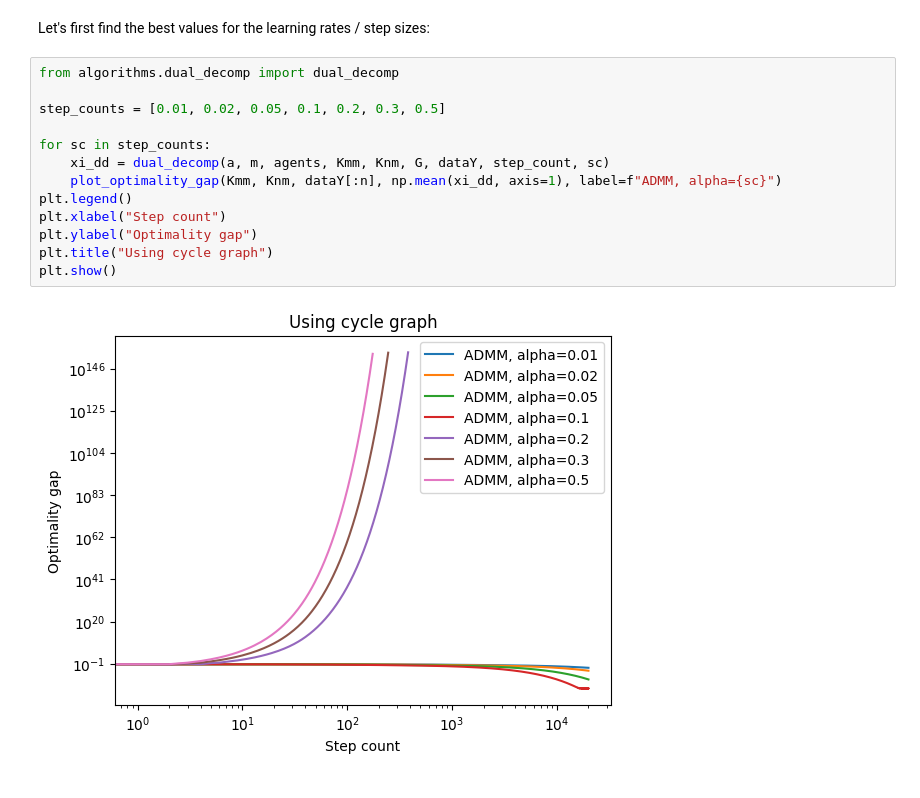
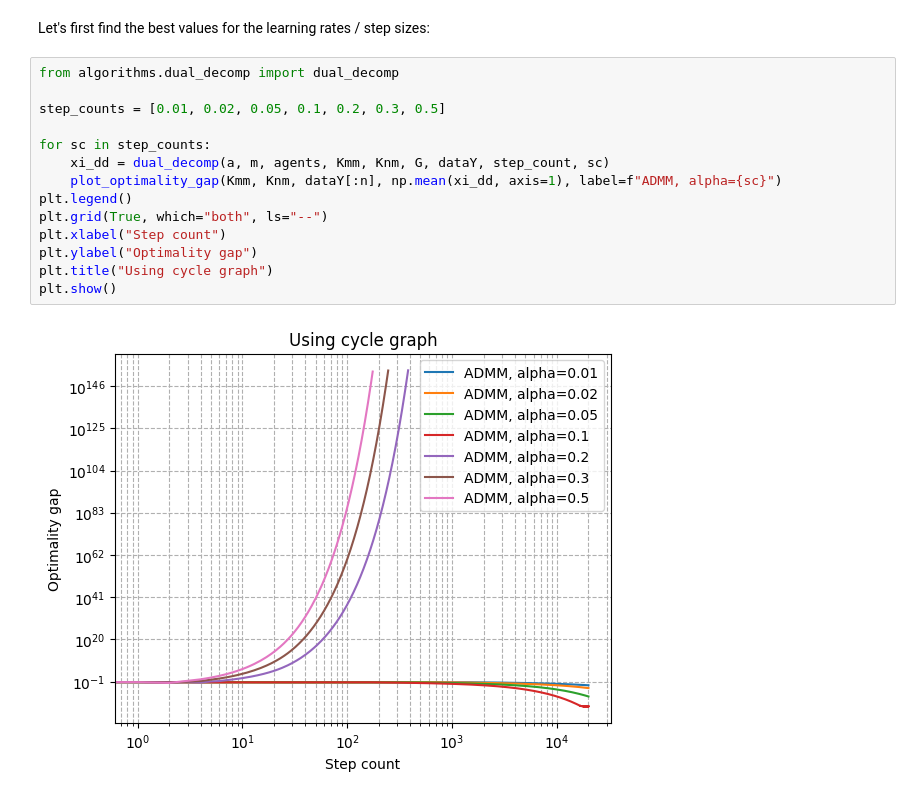
Before and after one commit to yy214/cooperative-optimization, a Jupyter notebook: src/submission.ipynb, the cells around one changed output. Saved outputs shown, nothing was run; the diff lists cells and outputs as text.

```diff
--- a/src/submission.ipynb
+++ b/src/submission.ipynb
@@ -94,18 +127,19 @@ Let's first find the best values for the learning rates / step sizes:
 # %%
 from algorithms.dual_decomp import dual_decomp
 
 step_counts = [0.01, 0.02, 0.05, 0.1, 0.2, 0.3, 0.5]
 
 for sc in step_counts:
     xi_dd = dual_decomp(a, m, agents, Kmm, Knm, G, dataY, step_count, sc)
     plot_optimality_gap(Kmm, Knm, dataY[:n], np.mean(xi_dd, axis=1), label=f"ADMM, alpha={sc}")
 plt.legend()
+plt.grid(True, which="both", ls="--")
 plt.xlabel("Step count")
 plt.ylabel("Optimality gap")
 plt.title("Using cycle graph")
 plt.show()
 # %% [output]
-[figure, old version]
+[figure, new version]
 # %%
 from algorithms.admm import admm
 
```
Also changed, not shown: parts of 7 cells of this notebook, 1 other file.
